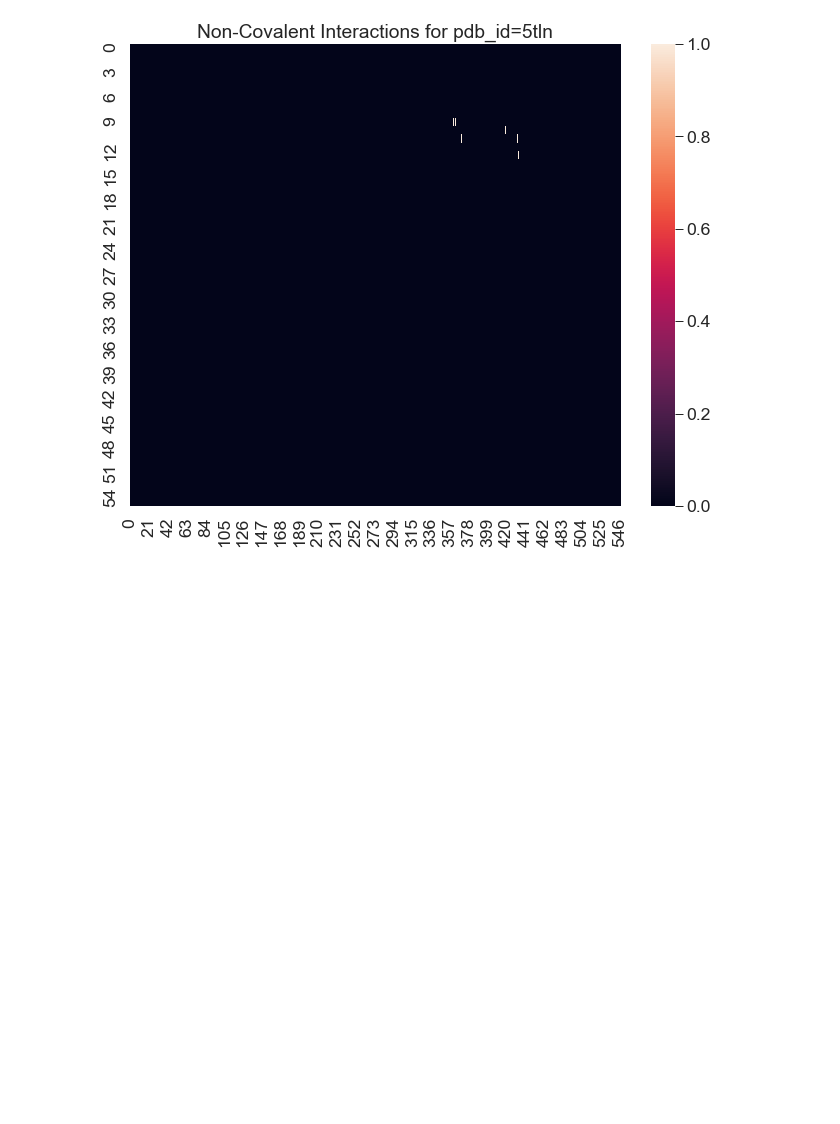
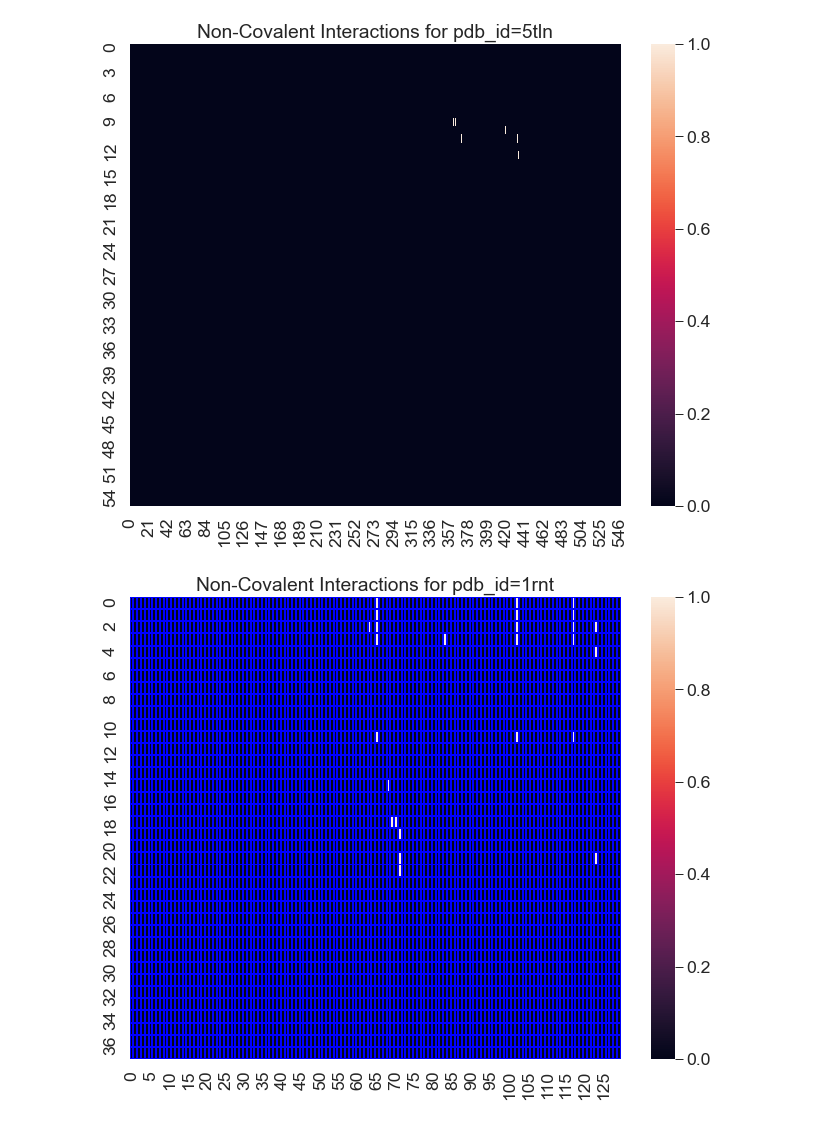
Before and after one commit to riadas/MONN, a Jupyter notebook: src/Dataset Exploration.ipynb, the cells around one changed output. Saved outputs shown, nothing was run; the diff lists cells and outputs as text; code cells hidden in the pictures; blank space fills up the shorter version.

```diff
--- a/src/Dataset Exploration.ipynb
+++ b/src/Dataset Exploration.ipynb
@@ -151,3 +151,32 @@ sns.heatmap(interaction_matrix)
 # %% [output]
 <AxesSubplot:title={'center':'Non-Covalent Interactions for pdb_id=5tln'}>
 [figure]
+# %%
+def generate_interaction_matrix(pdb_id):
+    interaction_entry = interaction_dict[pdb_id]
+
+    num_atoms = len(interaction_entry['atom_name'])
+    num_residues = len(interaction_entry['uniprot_seq'])
+    interaction_matrix = np.zeros((num_atoms, num_residues))
+
+    atom_names = interaction_entry['atom_name']
+    atom_bond_type_list = interaction_entry['atom_bond_type']
+    residue_bond_type_list = interaction_entry['residue_bond_type']
+
+    for atom_name, bond_type in atom_bond_type_list:
+        atom_index = atom_names.index(atom_name)
+        residue_index = residue_bond_type_list[[i for i, bond_tuple in enumerate(residue_bond_type_list) if bond_tuple[1] == bond_type][0]][0]
+        # print("atom_index: " + str(atom_index))
+        # print("residue_index: " + str(residue_index))
+        interaction_matrix[atom_index, residue_index] = 1
+
+    fig, ax = plt.subplots()
+    plt.title("Non-Covalent Interactions for pdb_id="+pdb_id)
+    plt.xlabel("Atom Indices")
+    plt.ylabel("Residue Indices")
+    sns.heatmap(interaction_matrix, linewidths=0.5, linecolor='blue')
+# %%
+pdb_id = list(interaction_dict.keys())[4]
+generate_interaction_matrix(pdb_id)
+# %% [output]
+[figure, added]
```
